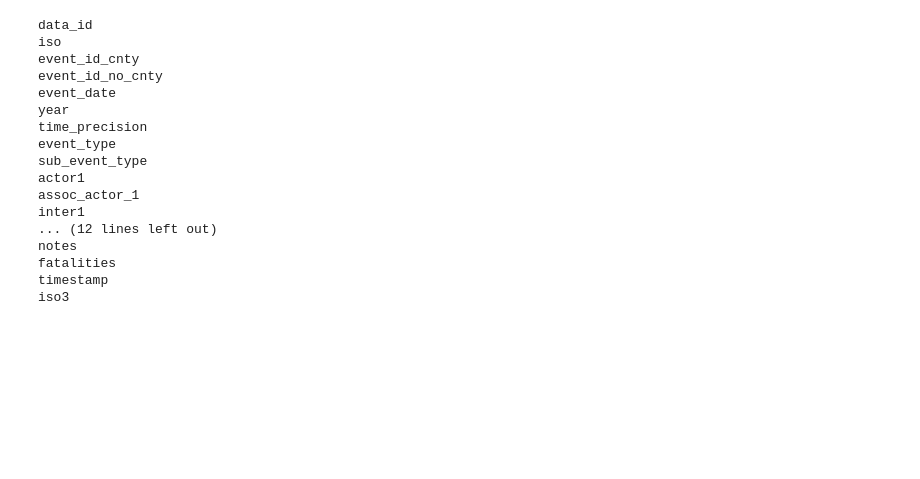
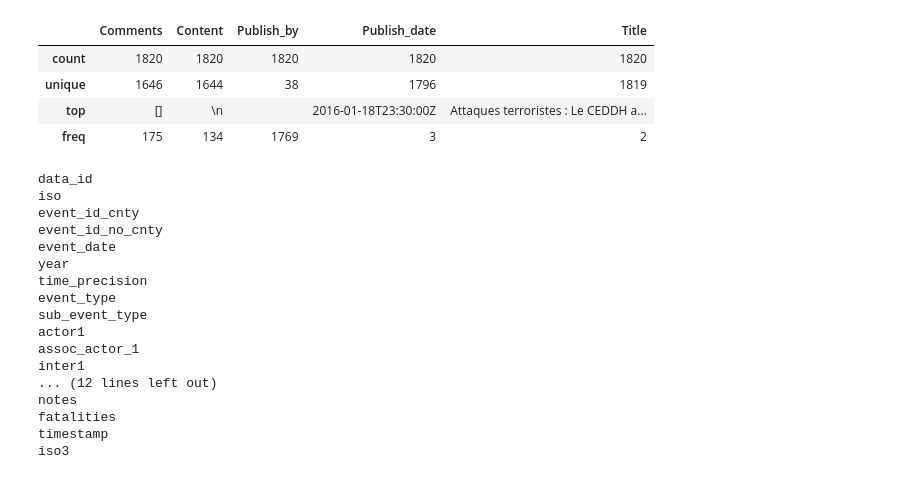
Before and after one commit to abdoulkader2020/Hackathon_groupe_05_CITADEL, a Jupyter notebook: dataprocessing.ipynb, the cells around one changed output. Saved outputs shown, nothing was run; the diff lists cells and outputs as text; code cells hidden in the pictures; blank space fills up the shorter version.

```diff
--- a/dataprocessing.ipynb
+++ b/dataprocessing.ipynb
@@ -23,3 +23,11 @@ data.head(10)
+# %%
+data.describe()
+# %% [output]
+|  | Comments | Content | Publish_by | Publish_date | Title |
+| count | 1820 | 1820 | 1820 | 1820 | 1820 |
+| unique | 1646 | 1644 | 38 | 1796 | 1819 |
+| top | [] | \n |  | 2016-01-18T23:30:00Z | Attaques terroristes : Le CEDDH a... |
+| freq | 175 | 134 | 1769 | 3 | 2 |
 # %%
 file_path = os.path.join(os.getcwd(), "dataset\Western_Africa-Burkina_Faso_acled.csv")
 # %%
```
Also changed, not shown: parts of 2 cells of this notebook, 6 other files.
